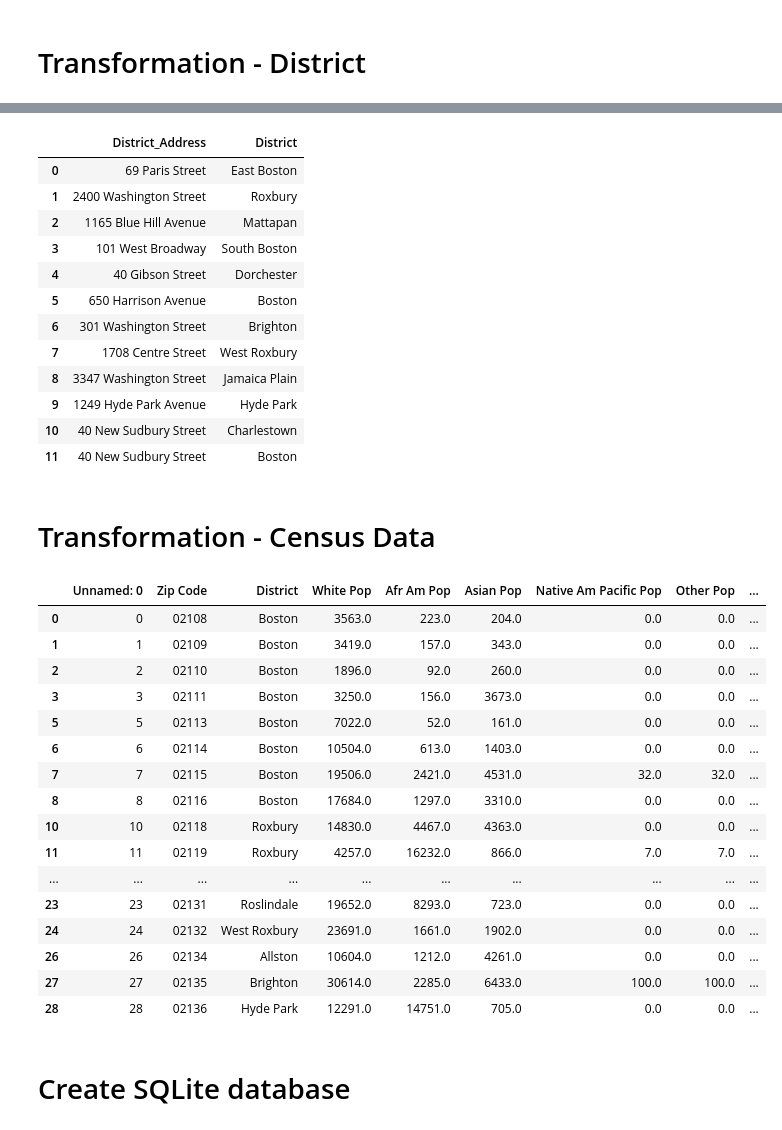
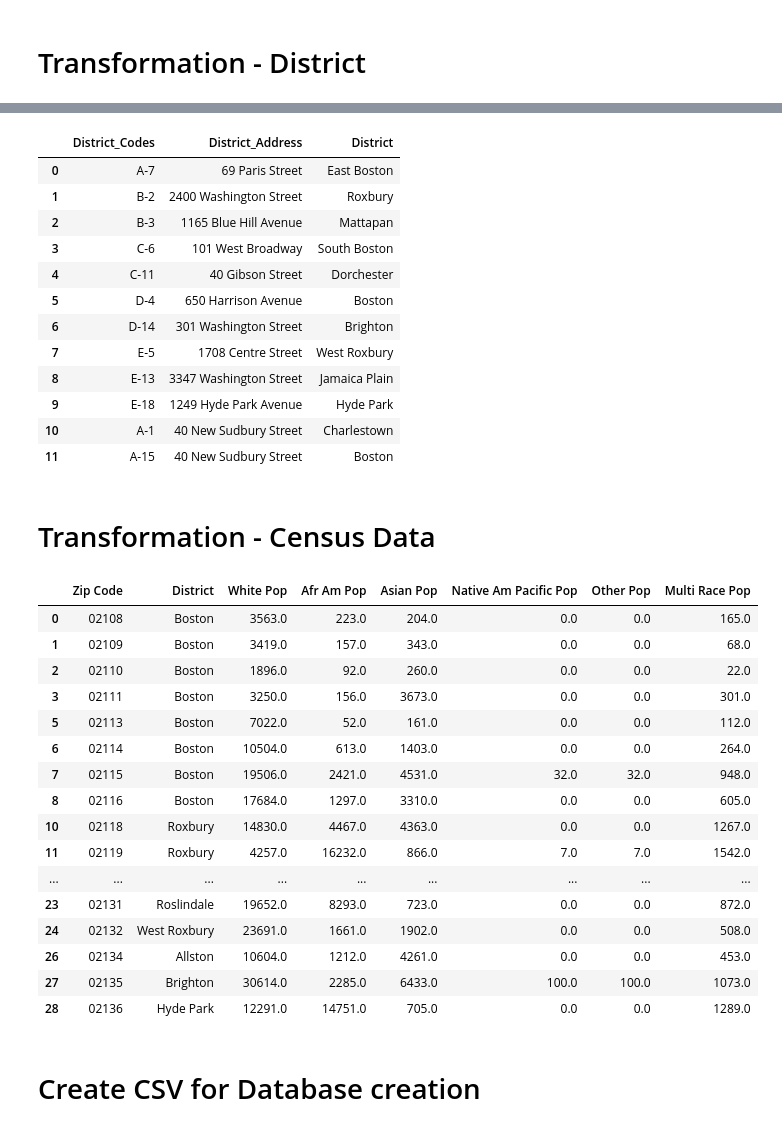
Before and after one commit to gvenkata/Project-2-ETL-Project, a Jupyter notebook: Panda_Combine.ipynb, the cells around one changed output, grey strips where cells are left out. Saved outputs shown, nothing was run; the diff lists cells and outputs as text; code cells hidden in the pictures.

```diff
--- a/Panda_Combine.ipynb
+++ b/Panda_Combine.ipynb
@@ -94,5 +94,6 @@ dist_data_clean[District_Address] =(dist_data_clean['District Names'].str.split(
 # %%
 dist_data_clean = pd.DataFrame()
+dist_data_clean['District_Codes'] =(dist_data['District Codes'].str.split(' ').str[1])
 dist_data_clean['District_Address'] =(dist_data['District Names'].str.split(',').str[0])
 dist_data_clean['District'] =(dist_data['District Names'].str.split(',').str[1])
 # Clean up Dual Precinct for Boston/Charlestown
@@ -101,44 +102,45 @@ dist_data_clean.at[10, 'District_Address'] = '40 New Sudbury Street'
 dist_data_clean.at[11, 'District_Address'] = '40 New Sudbury Street'
 dist_data_clean.at[10, 'District'] = 'Charlestown'
 dist_data_clean.at[11, 'District'] = 'Boston'
+dist_data_clean.at[11, 'District_Codes'] = 'A-15'
 dist_data_clean
 # %% [output]
-|  | District_Address | District |
-| 0 | 69 Paris Street | East Boston |
-| 1 | 2400 Washington Street | Roxbury |
-| 2 | 1165 Blue Hill Avenue | Mattapan |
-| 3 | 101 West Broadway | South Boston |
-| 4 | 40 Gibson Street | Dorchester |
-| 5 | 650 Harrison Avenue | Boston |
-| 6 | 301 Washington Street | Brighton |
-| 7 | 1708 Centre Street | West Roxbury |
-| 8 | 3347 Washington Street | Jamaica Plain |
-| 9 | 1249 Hyde Park Avenue | Hyde Park |
-| 10 | 40 New Sudbury Street | Charlestown |
-| 11 | 40 New Sudbury Street | Boston |
+|  | District_Codes | District_Address | District |
+| 0 | A-7 | 69 Paris Street | East Boston |
+| 1 | B-2 | 2400 Washington Street | Roxbury |
+| 2 | B-3 | 1165 Blue Hill Avenue | Mattapan |
+| 3 | C-6 | 101 West Broadway | South Boston |
+| 4 | C-11 | 40 Gibson Street | Dorchester |
+| 5 | D-4 | 650 Harrison Avenue | Boston |
+| 6 | D-14 | 301 Washington Street | Brighton |
+| 7 | E-5 | 1708 Centre Street | West Roxbury |
+| 8 | E-13 | 3347 Washington Street | Jamaica Plain |
+| 9 | E-18 | 1249 Hyde Park Avenue | Hyde Park |
+| 10 | A-1 | 40 New Sudbury Street | Charlestown |
+| 11 | A-15 | 40 New Sudbury Street | Boston |
 # %% [markdown]
 #                               Transformation - Census Data
 # %%
 cen_data.dropna(inplace=True)
-cen_data
+cen_data.drop(['Unnamed: 0'], axis=1)
 # %% [output]
-|  | Unnamed: 0 | Zip Code | District | White Pop | Afr Am Pop | Asian Pop | Native Am Pacific Pop | Other Pop | ... |
-| 0 | 0 | 02108 | Boston | 3563.0 | 223.0 | 204.0 | 0.0 | 0.0 | ... |
-| 1 | 1 | 02109 | Boston | 3419.0 | 157.0 | 343.0 | 0.0 | 0.0 | ... |
-| 2 | 2 | 02110 | Boston | 1896.0 | 92.0 | 260.0 | 0.0 | 0.0 | ... |
-| 3 | 3 | 02111 | Boston | 3250.0 | 156.0 | 3673.0 | 0.0 | 0.0 | ... |
-| 5 | 5 | 02113 | Boston | 7022.0 | 52.0 | 161.0 | 0.0 | 0.0 | ... |
-| 6 | 6 | 02114 | Boston | 10504.0 | 613.0 | 1403.0 | 0.0 | 0.0 | ... |
-| 7 | 7 | 02115 | Boston | 19506.0 | 2421.0 | 4531.0 | 32.0 | 32.0 | ... |
-| 8 | 8 | 02116 | Boston | 17684.0 | 1297.0 | 3310.0 | 0.0 | 0.0 | ... |
-| 10 | 10 | 02118 | Roxbury | 14830.0 | 4467.0 | 4363.0 | 0.0 | 0.0 | ... |
-| 11 | 11 | 02119 | Roxbury | 4257.0 | 16232.0 | 866.0 | 7.0 | 7.0 | ... |
-| ... | ... | ... | ... | ... | ... | ... | ... | ... | ... |
-| 23 | 23 | 02131 | Roslindale | 19652.0 | 8293.0 | 723.0 | 0.0 | 0.0 | ... |
-| 24 | 24 | 02132 | West Roxbury | 23691.0 | 1661.0 | 1902.0 | 0.0 | 0.0 | ... |
-| 26 | 26 | 02134 | Allston | 10604.0 | 1212.0 | 4261.0 | 0.0 | 0.0 | ... |
-| 27 | 27 | 02135 | Brighton | 30614.0 | 2285.0 | 6433.0 | 100.0 | 100.0 | ... |
-| 28 | 28 | 02136 | Hyde Park | 12291.0 | 14751.0 | 705.0 | 0.0 | 0.0 | ... |
+|  | Zip Code | District | White Pop | Afr Am Pop | Asian Pop | Native Am Pacific Pop | Other Pop | Multi Race Pop |
+| 0 | 02108 | Boston | 3563.0 | 223.0 | 204.0 | 0.0 | 0.0 | 165.0 |
+| 1 | 02109 | Boston | 3419.0 | 157.0 | 343.0 | 0.0 | 0.0 | 68.0 |
+| 2 | 02110 | Boston | 1896.0 | 92.0 | 260.0 | 0.0 | 0.0 | 22.0 |
+| 3 | 02111 | Boston | 3250.0 | 156.0 | 3673.0 | 0.0 | 0.0 | 301.0 |
+| 5 | 02113 | Boston | 7022.0 | 52.0 | 161.0 | 0.0 | 0.0 | 112.0 |
+| 6 | 02114 | Boston | 10504.0 | 613.0 | 1403.0 | 0.0 | 0.0 | 264.0 |
+| 7 | 02115 | Boston | 19506.0 | 2421.0 | 4531.0 | 32.0 | 32.0 | 948.0 |
+| 8 | 02116 | Boston | 17684.0 | 1297.0 | 3310.0 | 0.0 | 0.0 | 605.0 |
+| 10 | 02118 | Roxbury | 14830.0 | 4467.0 | 4363.0 | 0.0 | 0.0 | 1267.0 |
+| 11 | 02119 | Roxbury | 4257.0 | 16232.0 | 866.0 | 7.0 | 7.0 | 1542.0 |
+| ... | ... | ... | ... | ... | ... | ... | ... | ... |
+| 23 | 02131 | Roslindale | 19652.0 | 8293.0 | 723.0 | 0.0 | 0.0 | 872.0 |
+| 24 | 02132 | West Roxbury | 23691.0 | 1661.0 | 1902.0 | 0.0 | 0.0 | 508.0 |
+| 26 | 02134 | Allston | 10604.0 | 1212.0 | 4261.0 | 0.0 | 0.0 | 453.0 |
+| 27 | 02135 | Brighton | 30614.0 | 2285.0 | 6433.0 | 100.0 | 100.0 | 1073.0 |
+| 28 | 02136 | Hyde Park | 12291.0 | 14751.0 | 705.0 | 0.0 | 0.0 | 1289.0 |
 # %%
 # # print(type(dataFF))
 # data_frames = [dataFF,dataBB ]
@@ -146,5 +148,3 @@ cen_data
 # #merge as needed
 # Final_Data2 = reduce(lambda  left,right: pd.merge(left,right,on=['Date', 'Tableau Geo', 'Tableau LOB','TM1 Geography','Account', 'Scenario' ],
 #                                             how='outer'), data_frames).fillna(0)
-# %% [markdown]
-# Create SQLite database
@@ -165,0 +151,2 @@ with con:
+# %% [markdown]
+# Create CSV for Database creation
```
Also changed, not shown: parts of 8 cells of this notebook, 5 other files.
